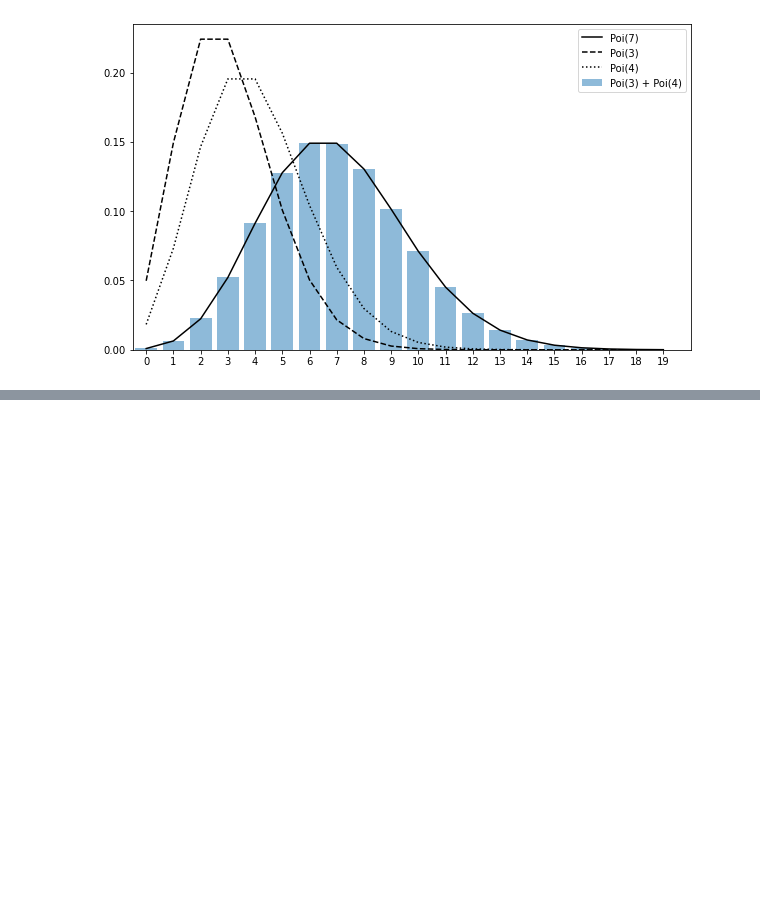
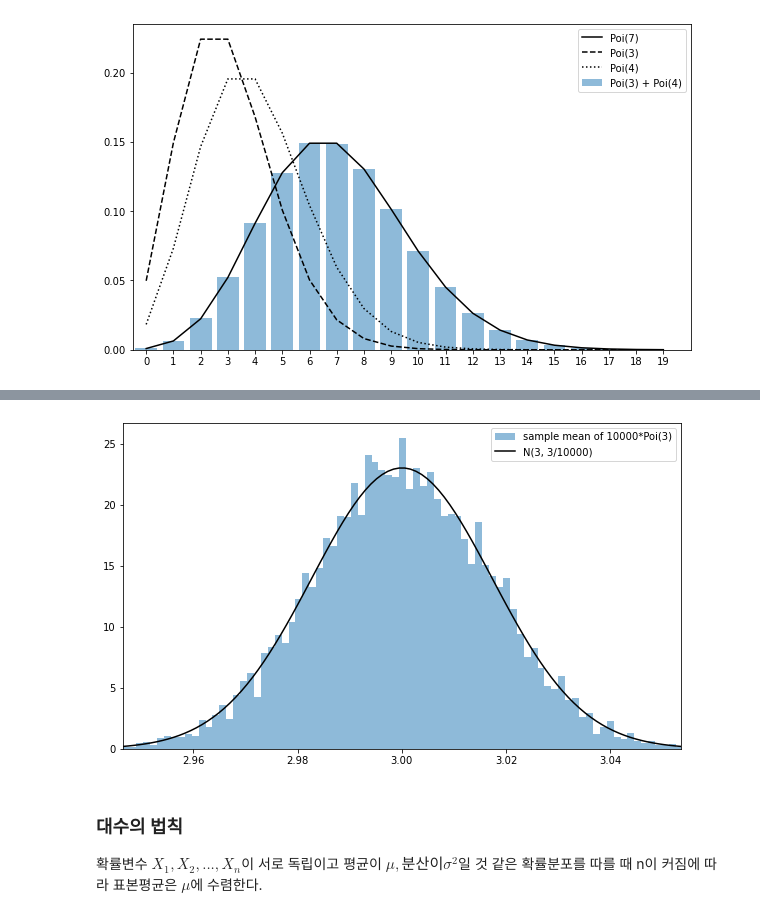
Before and after one commit to ddeodeok/cakd7, a Jupyter notebook: m3_통계/Stat_2.ipynb, the cells around one changed output, grey strips where cells are left out. Saved outputs shown, nothing was run; the diff lists cells and outputs as text; code cells hidden in the pictures; blank space fills up the shorter version.

```diff
--- a/m3_통계/Stat_2.ipynb
+++ b/m3_통계/Stat_2.ipynb
@@ -946,0 +1020,28 @@ p251-260
+# %%
+# 원래 분포가 뭐였든 간에 표본평균의 분포는 정규분포에 가까워진다.
+l = 3
+rv = stats.poisson(l)
+
+n = 10000
+sample_size = 10000
+Xs_sample = rv.rvs((n, sample_size))
+sample_mean = np.mean(Xs_sample, axis=0)
+
+rv_true = stats.norm(l, np.sqrt(l/n))
+xs = np.linspace(rv_true.isf(0.999), rv_true.isf(0.001), 100)
+# %%
+fig = plt.figure(figsize=(10, 6))
+ax = fig.add_subplot(111)
+
+ax.hist(sample_mean, bins=100, density=True,
+        alpha=0.5, label='sample mean of 10000*Poi(3)')
+ax.plot(xs, rv_true.pdf(xs), label='N(3, 3/10000)', color='black')
+
+ax.legend()
+ax.set_xlim(rv_true.isf(0.999), rv_true.isf(0.001))
+plt.show()
+# %% [output]
+[figure, added]
+# %% [markdown]
+### 대수의 법칙
+확률변수 $X_1,X_2,...,X_n$이 서로 독립이고 평균이 $\mu, 분산이 \sigma^2$일 것 같은 확률분포를 따를 때 n이 커짐에 따라 표본평균은 $\mu$에 수렴한다.
```
Also changed, not shown: parts of 27 cells of this notebook, 6 other files.
